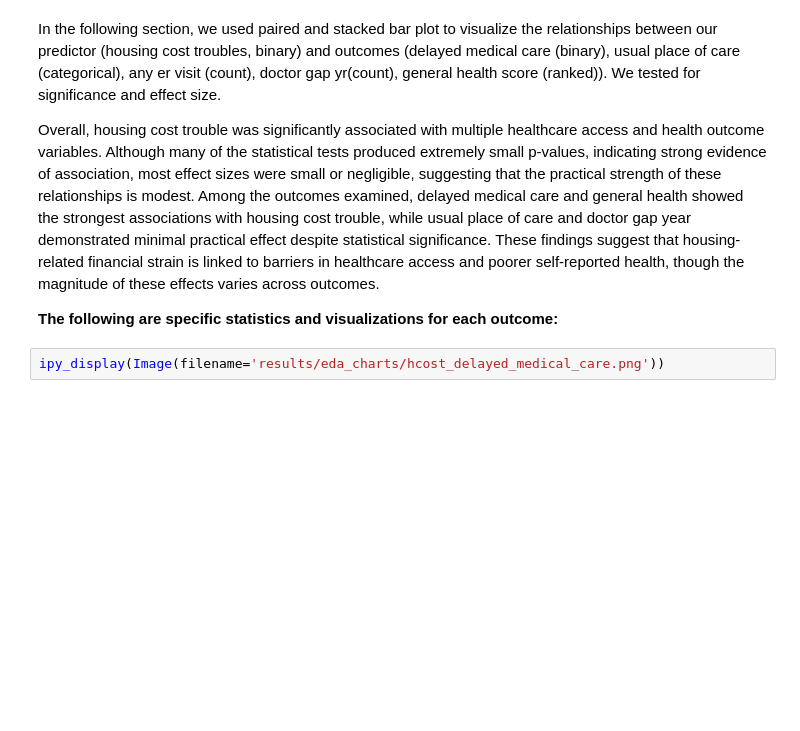
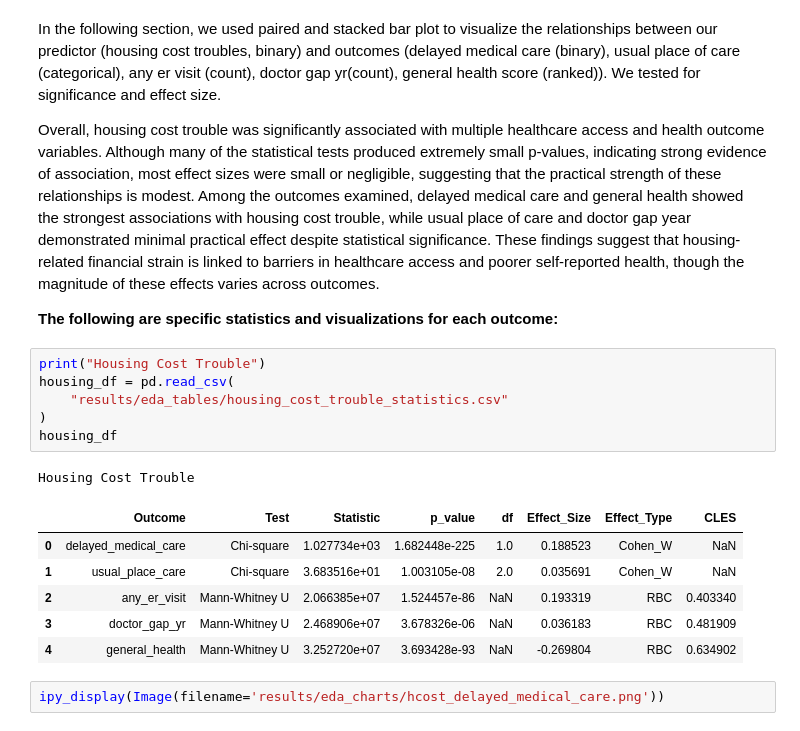
Before and after one commit to COGS108/Group-SP26-079, a Jupyter notebook: 03-FinalProject.ipynb, the cells around one changed output. Saved outputs shown, nothing was run; the diff lists cells and outputs as text; blank space fills up the shorter version.

```diff
--- a/03-FinalProject.ipynb
+++ b/03-FinalProject.ipynb
@@ -278,6 +307,20 @@ In the following section, we used paired and stacked bar plot to visualize the r
 Overall, housing cost trouble was significantly associated with multiple healthcare access and health outcome variables. Although many of the statistical tests produced extremely small p-values, indicating strong evidence of association, most effect sizes were small or negligible, suggesting that the practical strength of these relationships is modest. Among the outcomes examined, delayed medical care and general health showed the strongest associations with housing cost trouble, while usual place of care and doctor gap year demonstrated minimal practical effect despite statistical significance. These findings suggest that housing-related financial strain is linked to barriers in healthcare access and poorer self-reported health, though the magnitude of these effects varies across outcomes.
 
 __The following are specific statistics and visualizations for each outcome:__
+# %%
+print("Housing Cost Trouble")
+housing_df = pd.read_csv(
+    "results/eda_tables/housing_cost_trouble_statistics.csv"
+)
+housing_df
+# %% [output]
+Housing Cost Trouble
+|  | Outcome | Test | Statistic | p_value | df | Effect_Size | Effect_Type | CLES |
+| 0 | delayed_medical_care | Chi-square | 1.027734e+03 | 1.682448e-225 | 1.0 | 0.188523 | Cohen_W | NaN |
+| 1 | usual_place_care | Chi-square | 3.683516e+01 | 1.003105e-08 | 2.0 | 0.035691 | Cohen_W | NaN |
+| 2 | any_er_visit | Mann-Whitney U | 2.066385e+07 | 1.524457e-86 | NaN | 0.193319 | RBC | 0.403340 |
+| 3 | doctor_gap_yr | Mann-Whitney U | 2.468906e+07 | 3.678326e-06 | NaN | 0.036183 | RBC | 0.481909 |
+| 4 | general_health | Mann-Whitney U | 3.252720e+07 | 3.693428e-93 | NaN | -0.269804 | RBC | 0.634902 |
 # %%
 ipy_display(Image(filename='results/eda_charts/hcost_delayed_medical_care.png'))
 # %% [output]
```
Also changed, not shown: parts of 12 cells of this notebook.
